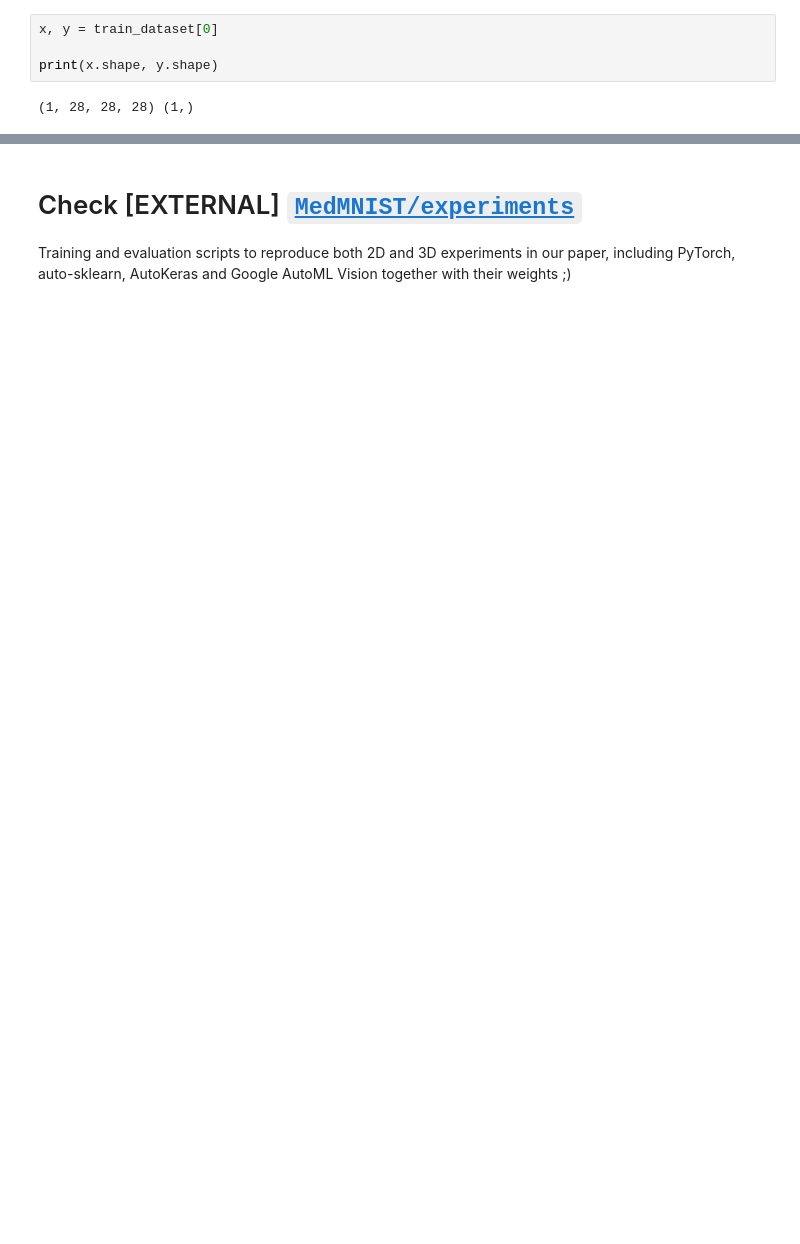
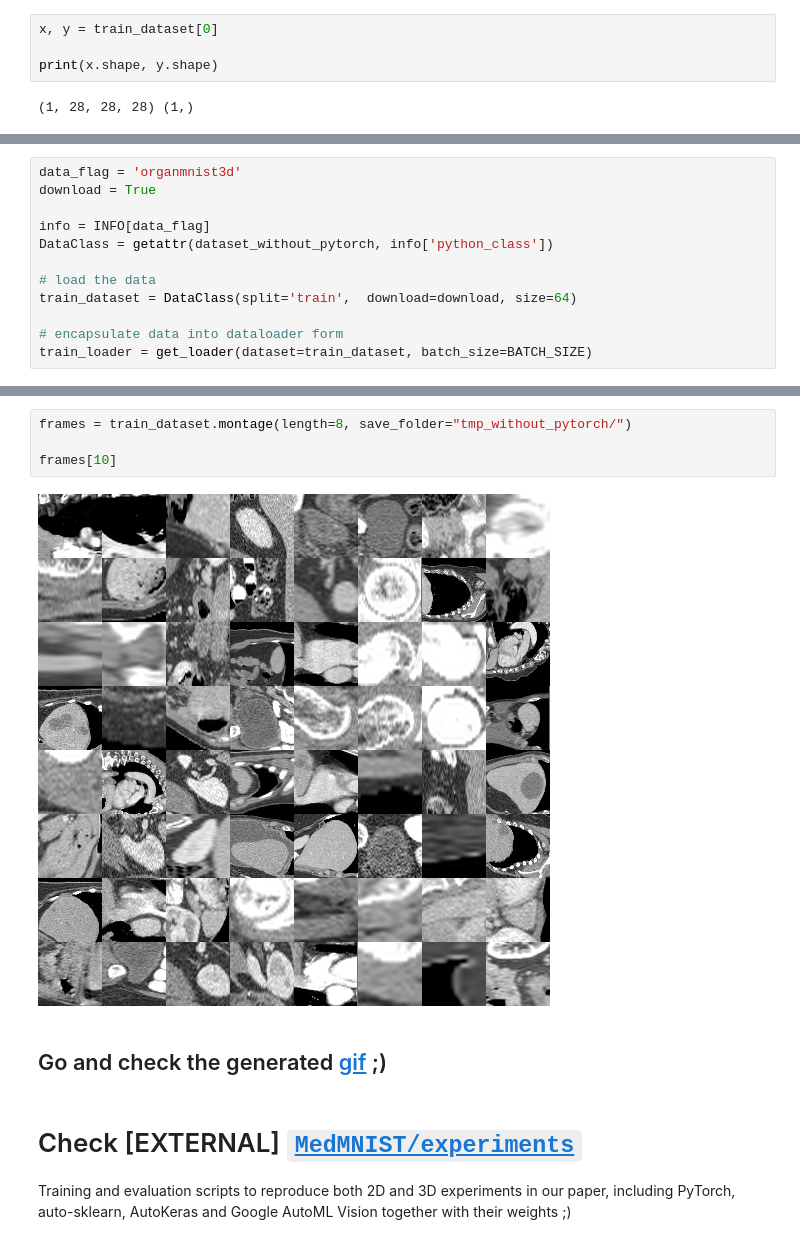
Before and after one commit to MedMNIST/MedMNIST, a Jupyter notebook: examples/getting_started_without_PyTorch.ipynb, the cells around one changed output, grey strips where cells are left out. Saved outputs shown, nothing was run; the diff lists cells and outputs as text; blank space fills up the shorter version.

```diff
--- a/examples/getting_started_without_PyTorch.ipynb
+++ b/examples/getting_started_without_PyTorch.ipynb
@@ -123,0 +160,12 @@ frames[10]
+# %%
+data_flag = 'organmnist3d'
+download = True
+
+info = INFO[data_flag]
+DataClass = getattr(dataset_without_pytorch, info['python_class'])
+
+# load the data
+train_dataset = DataClass(split='train',  download=download, size=64)
+
+# encapsulate data into dataloader form
+train_loader = get_loader(dataset=train_dataset, batch_size=BATCH_SIZE)
@@ -124,3 +187,11 @@ frames[10]
+# %%
+frames = train_dataset.montage(length=8, save_folder="tmp_without_pytorch/")
+
+frames[10]
+# %% [output]
+[figure, added]
+# %% [markdown]
+## Go and check the generated [gif](tmp_without_pytorch/organmnist3d_64_train_montage.gif) ;)
 # %% [markdown]
 # Check [EXTERNAL] [`MedMNIST/experiments`](https://github.com/MedMNIST/experiments)
 
```
Also changed, not shown: parts of 21 cells of this notebook, 2 other files.
